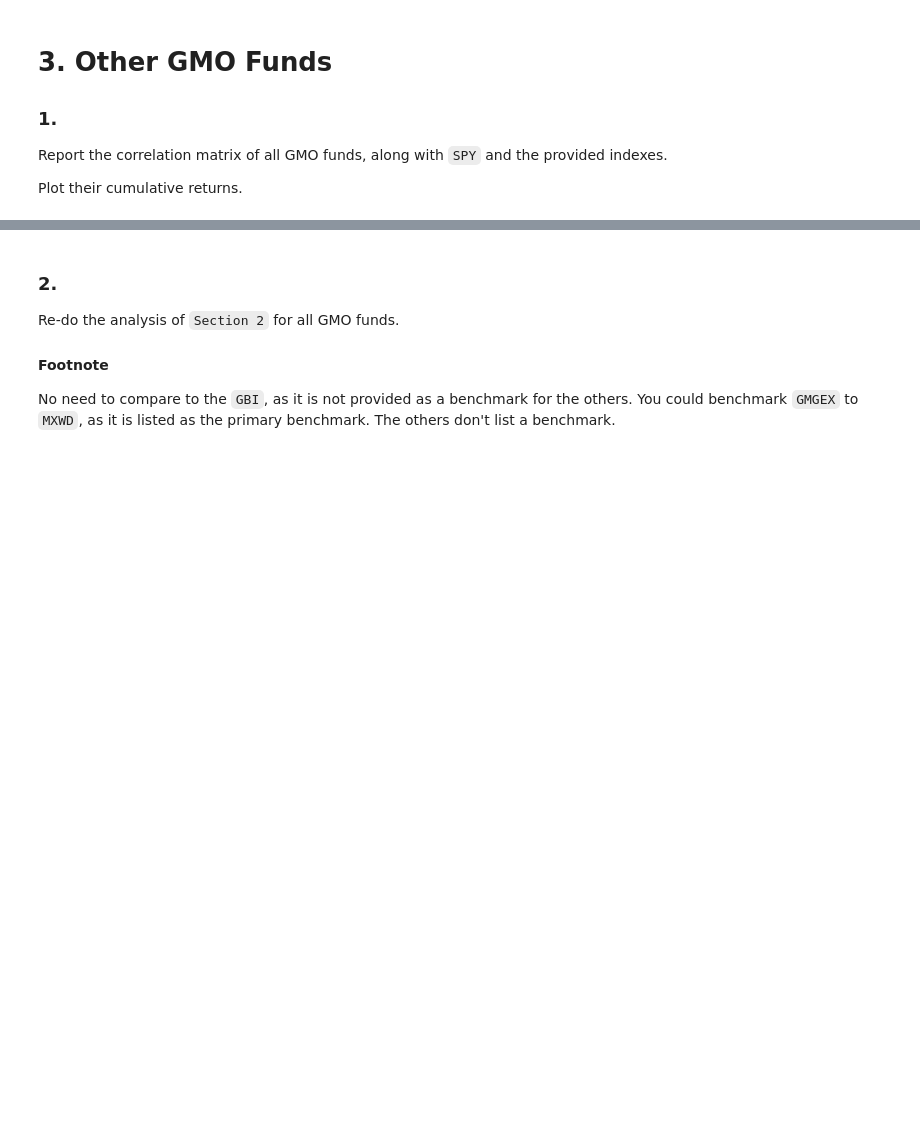
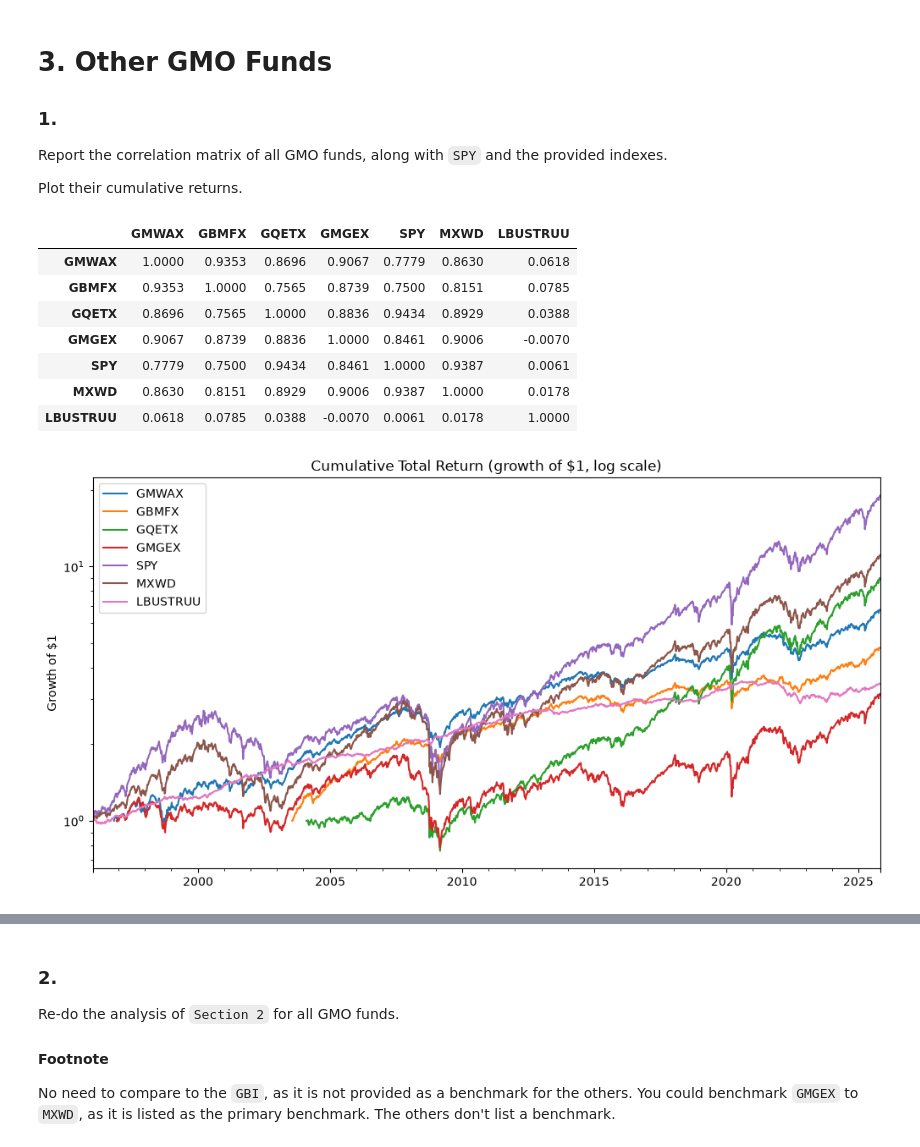
Before and after one commit to ivyxchan27/finm-367-groupc, a Jupyter notebook: ivy-work/gmo-case-study.ipynb, the cells around one changed output, grey strips where cells are left out. Cells and saved outputs as stored; diff of their text form; code cells hidden in the pictures; blank space fills up the shorter version.

```diff
--- a/ivy-work/gmo-case-study.ipynb
+++ b/ivy-work/gmo-case-study.ipynb
@@ -173,9 +204,15 @@ This section utilizes data in the file `gmo_returns_weekly.xlsx`.
 
 Use `SHV` as the risk-free rate to calculate the **excess** returns.
 # %%
+import numpy as np
 import pandas as pd
+import matplotlib.pyplot as plt
+
+from hw7utils import summary_stats, lfd, lfd_table, rolling_lfd, period_summary
+
+pd.options.display.float_format = '{:.4f}'.format
 # %%
-filename = '../data/gmo_returns_weekly.xlsx'
+filename = 'gmo_returns_weekly.xlsx'
 TICK_RF = 'USGG3M'
 
 # Load data
@@ -240,3 +277,18 @@ Also report
 * maximum drawdown
 
 Also report the correlation matrix.
+# %%
+#risk-free rate: USGG3M is an annualized yield (SHV is not in the file).
+#convert to a weekly rate and lag one week so each week's return uses the yield known at its start.
+rf = rates[TICK_RF].shift(1) / ann_factor
+
+#GMWAX Benchmark Index: 65% MSCI ACWI + 35% Bloomberg US Agg (rebalanced weekly)
+gbi = (0.65 * indexes['MXWD'] + 0.35 * indexes['LBUSTRUU']).rename('GBI')
+
+rets = pd.concat([gmo, benchmarks, indexes, gbi], axis=1, sort=True)
+xrets = rets.sub(rf, axis=0).dropna(how='all')
+
+xsec2 = xrets[['GMWAX', 'GBI', 'SPY']].dropna()
+print(f'Sample: {xsec2.index[0].date()} to {xsec2.index[-1].date()}')
+display(summary_stats(xsec2, ann_factor))
+display(xsec2.corr())
@@ -268,3 +379,24 @@ What do you conclude about `GMWAX` relative performance?
 Report the correlation matrix of all GMO funds, along with `SPY` and the provided indexes.
 
 Plot their cumulative returns.
+# %%
+gmo_funds = list(gmo.columns)
+cols = gmo_funds + ['SPY', 'MXWD', 'LBUSTRUU']
+
+display(xrets[cols].corr())
+
+cum = (1 + rets[cols]).cumprod()
+cum = cum / cum.apply(lambda s: s.dropna().iloc[0])  # each series starts at 1 at its own inception
+cum.plot(figsize=(12, 6), logy=True, title='Cumulative Total Return (growth of $1, log scale)')
+plt.ylabel('Growth of $1')
+plt.show()
+# %% [output]
+|  | GMWAX | GBMFX | GQETX | GMGEX | SPY | MXWD | LBUSTRUU |
+| GMWAX | 1.0000 | 0.9353 | 0.8696 | 0.9067 | 0.7779 | 0.8630 | 0.0618 |
+| GBMFX | 0.9353 | 1.0000 | 0.7565 | 0.8739 | 0.7500 | 0.8151 | 0.0785 |
+| GQETX | 0.8696 | 0.7565 | 1.0000 | 0.8836 | 0.9434 | 0.8929 | 0.0388 |
+| GMGEX | 0.9067 | 0.8739 | 0.8836 | 1.0000 | 0.8461 | 0.9006 | -0.0070 |
+| SPY | 0.7779 | 0.7500 | 0.9434 | 0.8461 | 1.0000 | 0.9387 | 0.0061 |
+| MXWD | 0.8630 | 0.8151 | 0.8929 | 0.9006 | 0.9387 | 1.0000 | 0.0178 |
+| LBUSTRUU | 0.0618 | 0.0785 | 0.0388 | -0.0070 | 0.0061 | 0.0178 | 1.0000 |
+[figure, added]
```
Also changed, not shown: parts of 32 cells of this notebook, 4 other files.
